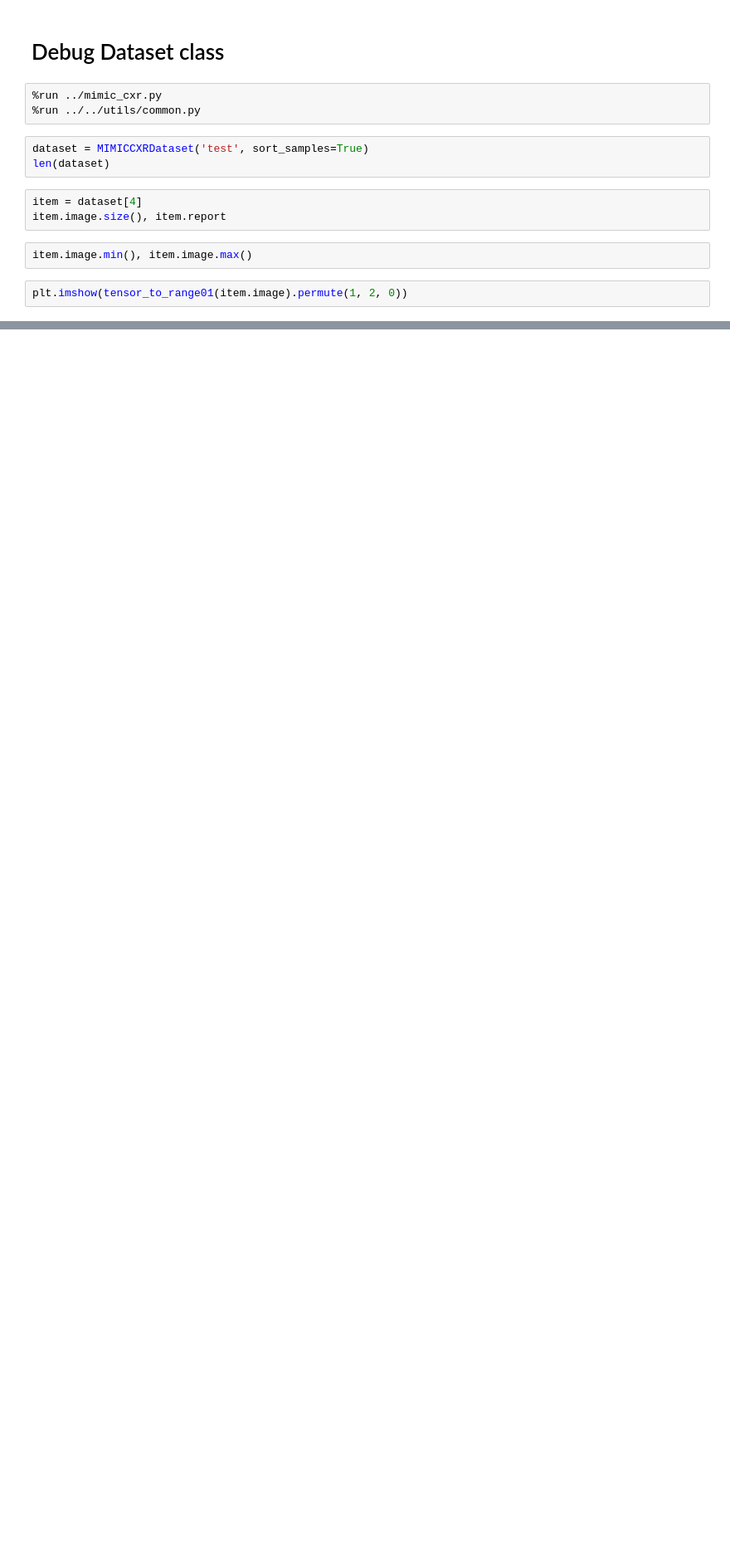
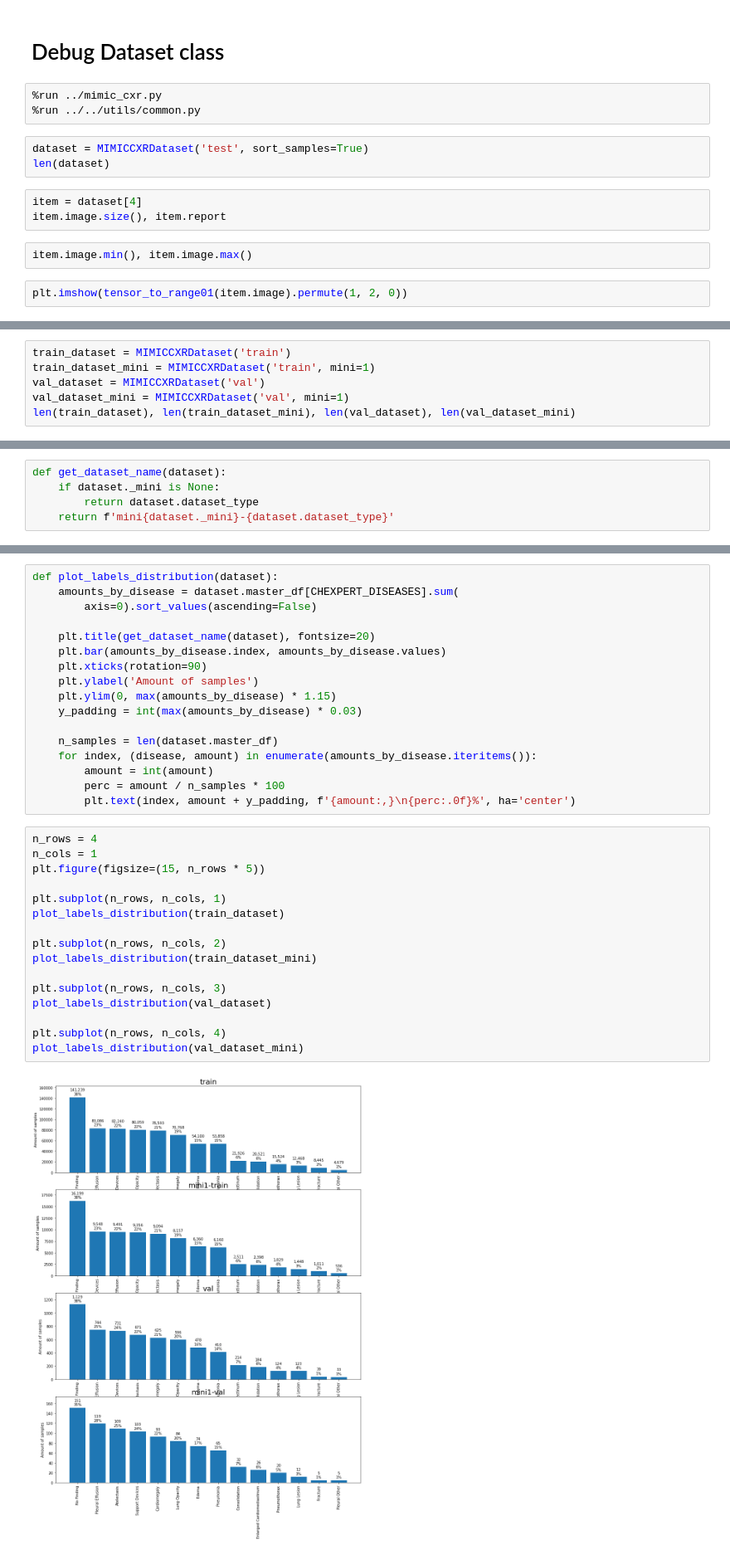
Before and after one commit to pdpino/medical-ai, a Jupyter notebook: medai/datasets/notebooks/mimic_cxr.ipynb, the cells around one changed output, grey strips where cells are left out. Shown at 83% size. Drawn from its saved outputs; the diff is of its cells as text; blank space fills up the shorter version.

Commit message:
Implement mini-mimic
Implement frontal_only for MIMIC

```diff
--- a/medai/datasets/notebooks/mimic_cxr.ipynb
+++ b/medai/datasets/notebooks/mimic_cxr.ipynb
@@ -653,0 +693,6 @@ plt.imshow(tensor_to_range01(item.image).permute(1, 2, 0))
+# %%
+train_dataset = MIMICCXRDataset('train')
+train_dataset_mini = MIMICCXRDataset('train', mini=1)
+val_dataset = MIMICCXRDataset('val')
+val_dataset_mini = MIMICCXRDataset('val', mini=1)
+len(train_dataset), len(train_dataset_mini), len(val_dataset), len(val_dataset_mini)
@@ -653,0 +701,5 @@ plt.imshow(tensor_to_range01(item.image).permute(1, 2, 0))
+# %%
+def get_dataset_name(dataset):
+    if dataset._mini is None:
+        return dataset.dataset_type
+    return f'mini{dataset._mini}-{dataset.dataset_type}'
@@ -653,0 +708,35 @@ plt.imshow(tensor_to_range01(item.image).permute(1, 2, 0))
+# %%
+def plot_labels_distribution(dataset):
+    amounts_by_disease = dataset.master_df[CHEXPERT_DISEASES].sum(
+        axis=0).sort_values(ascending=False)
+
+    plt.title(get_dataset_name(dataset), fontsize=20)
+    plt.bar(amounts_by_disease.index, amounts_by_disease.values)
+    plt.xticks(rotation=90)
+    plt.ylabel('Amount of samples')
+    plt.ylim(0, max(amounts_by_disease) * 1.15)
+    y_padding = int(max(amounts_by_disease) * 0.03)
+
+    n_samples = len(dataset.master_df)
+    for index, (disease, amount) in enumerate(amounts_by_disease.iteritems()):
+        amount = int(amount)
+        perc = amount / n_samples * 100
+        plt.text(index, amount + y_padding, f'{amount:,}\n{perc:.0f}%', ha='center')
+# %%
+n_rows = 4
+n_cols = 1
+plt.figure(figsize=(15, n_rows * 5))
+
+plt.subplot(n_rows, n_cols, 1)
+plot_labels_distribution(train_dataset)
+
+plt.subplot(n_rows, n_cols, 2)
+plot_labels_distribution(train_dataset_mini)
+
+plt.subplot(n_rows, n_cols, 3)
+plot_labels_distribution(val_dataset)
+
+plt.subplot(n_rows, n_cols, 4)
+plot_labels_distribution(val_dataset_mini)
+# %% [output]
+[figure, added]
```
Also changed, not shown: parts of 24 cells of this notebook, 8 other files.
